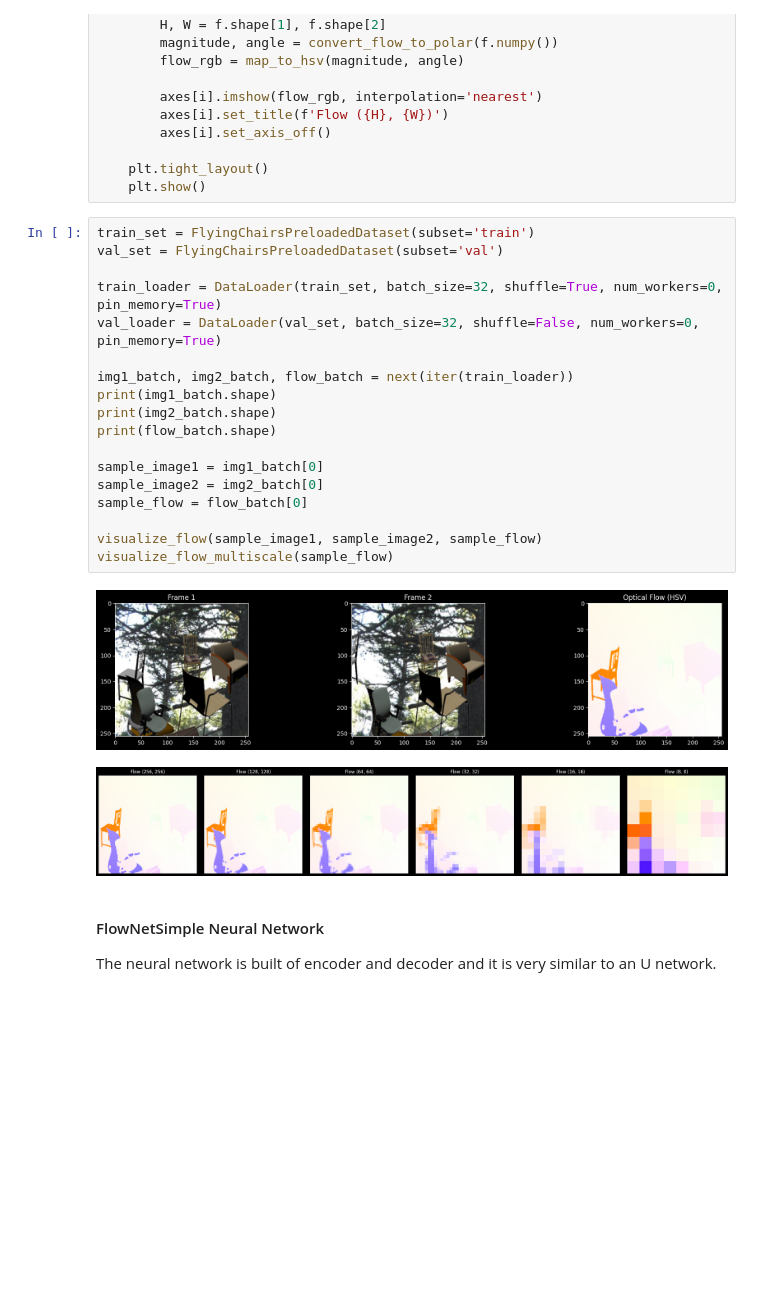
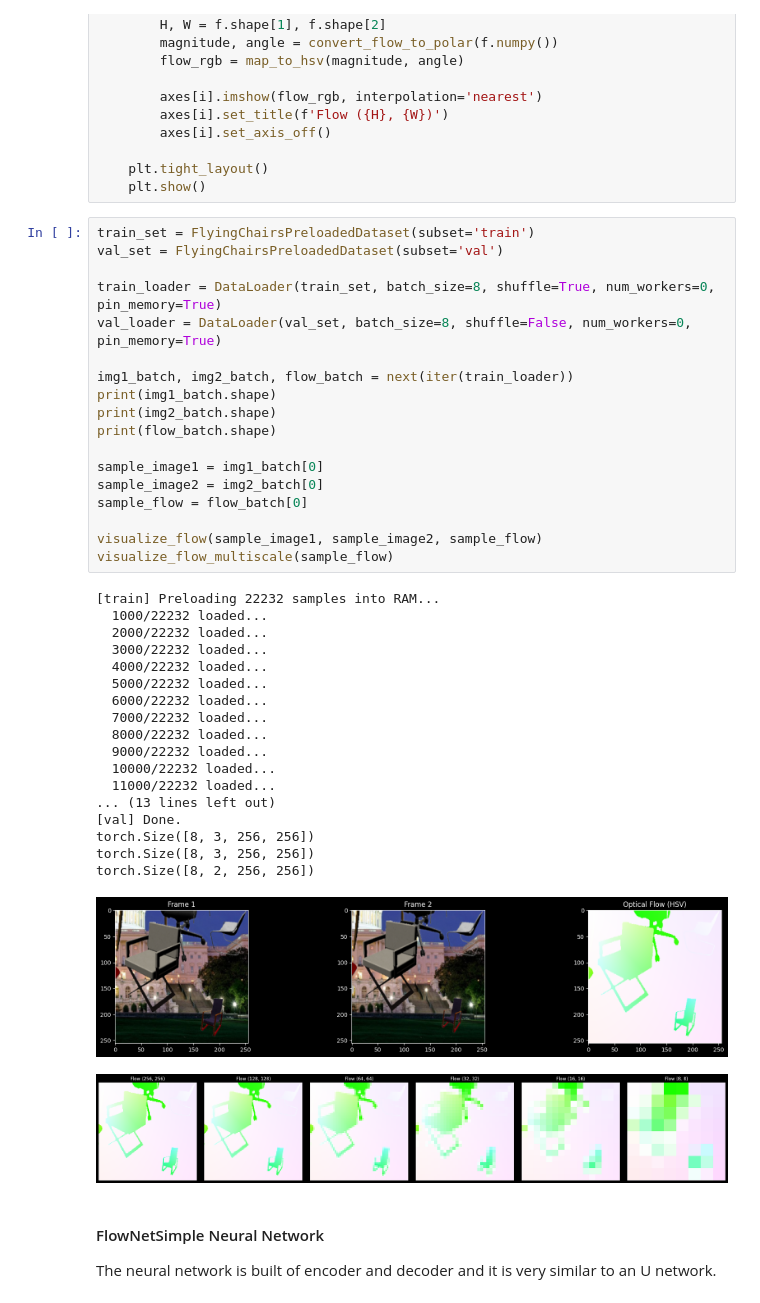
Before and after one commit to korunoskandrea/RV, a Jupyter notebook: vaja_03/optical_flow.ipynb, the cells around one changed output. Drawn from its saved outputs; the diff is of its cells as text; blank space fills up the shorter version.

```diff
--- a/vaja_03/optical_flow.ipynb
+++ b/vaja_03/optical_flow.ipynb
@@ -211,24 +211,41 @@ def visualize_flow_multiscale(flow, num_levels=6):
 # %%
 train_set = FlyingChairsPreloadedDataset(subset='train')
 val_set = FlyingChairsPreloadedDataset(subset='val')
 
-train_loader = DataLoader(train_set, batch_size=32, shuffle=True, num_workers=0, pin_memory=True)
-val_loader = DataLoader(val_set, batch_size=32, shuffle=False, num_workers=0, pin_memory=True)
+train_loader = DataLoader(train_set, batch_size=8, shuffle=True, num_workers=0, pin_memory=True)
+val_loader = DataLoader(val_set, batch_size=8, shuffle=False, num_workers=0, pin_memory=True)
 
 img1_batch, img2_batch, flow_batch = next(iter(train_loader))
 print(img1_batch.shape)
 print(img2_batch.shape)
 print(flow_batch.shape)
 
 sample_image1 = img1_batch[0]
 sample_image2 = img2_batch[0]
 sample_flow = flow_batch[0]
 
 visualize_flow(sample_image1, sample_image2, sample_flow)
 visualize_flow_multiscale(sample_flow)
 # %% [output]
+[train] Preloading 22232 samples into RAM...
+  1000/22232 loaded...
+  2000/22232 loaded...
+  3000/22232 loaded...
+  4000/22232 loaded...
+  5000/22232 loaded...
+  6000/22232 loaded...
+  7000/22232 loaded...
+  8000/22232 loaded...
+  9000/22232 loaded...
+  10000/22232 loaded...
+  11000/22232 loaded...
+... (13 lines left out)
+[val] Done.
+torch.Size([8, 3, 256, 256])
+torch.Size([8, 3, 256, 256])
+torch.Size([8, 2, 256, 256])
-[figure, old version]
+[figure, new version]
-[figure, old version]
+[figure, new version]
 # %% [markdown]
 #### FlowNetSimple Neural Network
 
```
Also changed, not shown: parts of 9 cells of this notebook, 2 other files.
